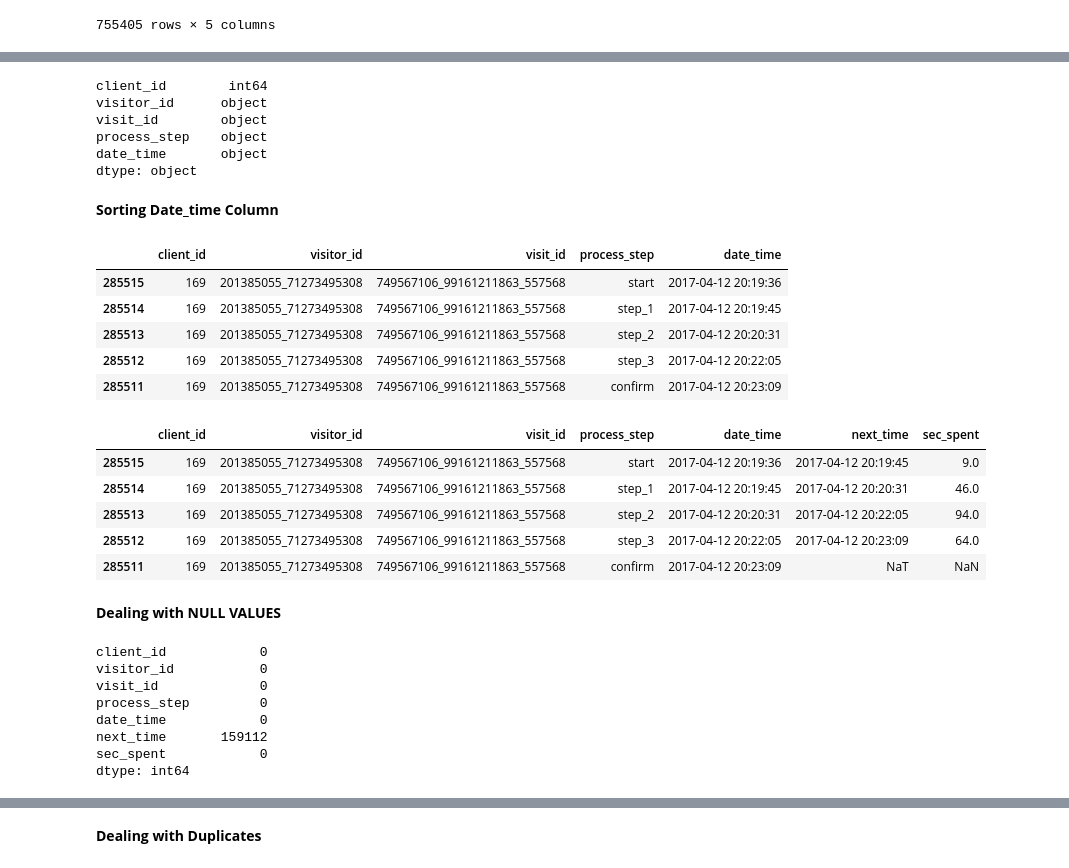
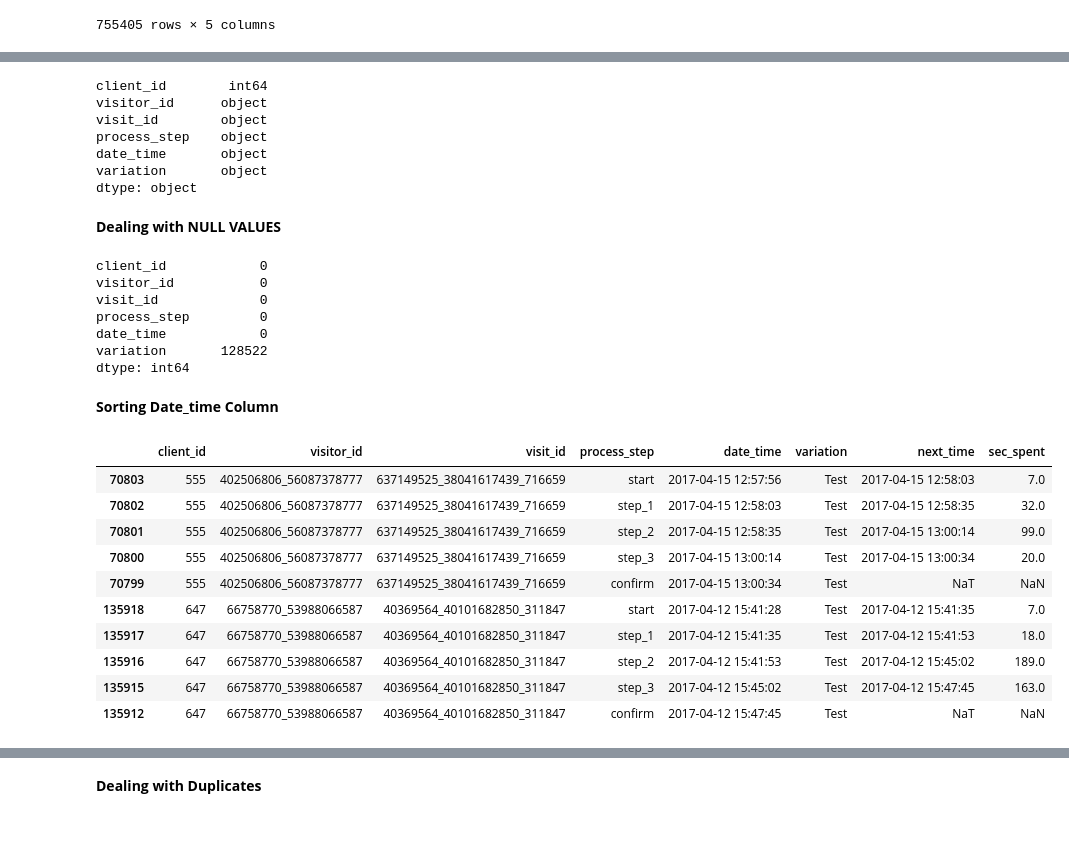
Before and after one commit to eymeklaus/vanguard-ab-test, a Jupyter notebook: data-cleaning-web.ipynb, the cells around one changed output, grey strips where cells are left out. Saved outputs shown, nothing was run; the diff lists cells and outputs as text; code cells hidden in the pictures; blank space fills up the shorter version.

Commit message:
process_status

```diff
--- a/data-cleaning-web.ipynb
+++ b/data-cleaning-web.ipynb
@@ -85,9 +102,23 @@ df_web_3
 # %%
-df_web_3.dtypes
+web.dtypes
 # %% [output]
 client_id        int64
 visitor_id      object
 visit_id        object
 process_step    object
 date_time       object
+variation       object
 dtype: object
+# %% [markdown]
+**Dealing with NULL VALUES**
+# %%
+# finding nulls
+web.isna().sum()
+# %% [output]
+client_id            0
+visitor_id           0
+visit_id             0
+process_step         0
+date_time            0
+variation       128522
+dtype: int64
@@ -94,30 +127,24 @@ dtype: object
 # %% [markdown]
 **Sorting Date_time Column**
 # %%
-df_web_3['date_time'] = pd.to_datetime(df_web_3['date_time'])
+web['date_time'] = pd.to_datetime(web['date_time'])
 # %%
-df_web_3 = df_web_3.sort_values(by=['client_id', 'visit_id', 'date_time'])
+web = web.sort_values(by=['client_id', 'visit_id', 'date_time'])
-# %%
-df_web_3.head()
-# %% [output]
-|  | client_id | visitor_id | visit_id | process_step | date_time |
-| 285515 | 169 | 201385055_71273495308 | 749567106_99161211863_557568 | start | 2017-04-12 20:19:36 |
-| 285514 | 169 | 201385055_71273495308 | 749567106_99161211863_557568 | step_1 | 2017-04-12 20:19:45 |
-| 285513 | 169 | 201385055_71273495308 | 749567106_99161211863_557568 | step_2 | 2017-04-12 20:20:31 |
-| 285512 | 169 | 201385055_71273495308 | 749567106_99161211863_557568 | step_3 | 2017-04-12 20:22:05 |
-| 285511 | 169 | 201385055_71273495308 | 749567106_99161211863_557568 | confirm | 2017-04-12 20:23:09 |
 # %%
-df_web_3['next_time'] = df_web_3.groupby(['client_id', 'visit_id'])['date_time'].shift(-1)
+web['next_time'] = web.groupby(['client_id', 'visit_id'])['date_time'].shift(-1)
 # %%
-df_web_3['sec_spent'] = (df_web_3['next_time'] - df_web_3['date_time']).dt.total_seconds()
+web['sec_spent'] = (web['next_time'] - web['date_time']).dt.total_seconds()
 # %%
-df_web_3.head()
+web.head(10)
 # %% [output]
-|  | client_id | visitor_id | visit_id | process_step | date_time | next_time | sec_spent |
-| 285515 | 169 | 201385055_71273495308 | 749567106_99161211863_557568 | start | 2017-04-12 20:19:36 | 2017-04-12 20:19:45 | 9.0 |
-| 285514 | 169 | 201385055_71273495308 | 749567106_99161211863_557568 | step_1 | 2017-04-12 20:19:45 | 2017-04-12 20:20:31 | 46.0 |
-| 285513 | 169 | 201385055_71273495308 | 749567106_99161211863_557568 | step_2 | 2017-04-12 20:20:31 | 2017-04-12 20:22:05 | 94.0 |
-| 285512 | 169 | 201385055_71273495308 | 749567106_99161211863_557568 | step_3 | 2017-04-12 20:22:05 | 2017-04-12 20:23:09 | 64.0 |
-| 285511 | 169 | 201385055_71273495308 | 749567106_99161211863_557568 | confirm | 2017-04-12 20:23:09 | NaT | NaN |
+|  | client_id | visitor_id | visit_id | process_step | date_time | variation | next_time | sec_spent |
+| 70803 | 555 | 402506806_56087378777 | 637149525_38041617439_716659 | start | 2017-04-15 12:57:56 | Test | 2017-04-15 12:58:03 | 7.0 |
+| 70802 | 555 | 402506806_56087378777 | 637149525_38041617439_716659 | step_1 | 2017-04-15 12:58:03 | Test | 2017-04-15 12:58:35 | 32.0 |
+| 70801 | 555 | 402506806_56087378777 | 637149525_38041617439_716659 | step_2 | 2017-04-15 12:58:35 | Test | 2017-04-15 13:00:14 | 99.0 |
+| 70800 | 555 | 402506806_56087378777 | 637149525_38041617439_716659 | step_3 | 2017-04-15 13:00:14 | Test | 2017-04-15 13:00:34 | 20.0 |
+| 70799 | 555 | 402506806_56087378777 | 637149525_38041617439_716659 | confirm | 2017-04-15 13:00:34 | Test | NaT | NaN |
+| 135918 | 647 | 66758770_53988066587 | 40369564_40101682850_311847 | start | 2017-04-12 15:41:28 | Test | 2017-04-12 15:41:35 | 7.0 |
+| 135917 | 647 | 66758770_53988066587 | 40369564_40101682850_311847 | step_1 | 2017-04-12 15:41:35 | Test | 2017-04-12 15:41:53 | 18.0 |
+| 135916 | 647 | 66758770_53988066587 | 40369564_40101682850_311847 | step_2 | 2017-04-12 15:41:53 | Test | 2017-04-12 15:45:02 | 189.0 |
+| 135915 | 647 | 66758770_53988066587 | 40369564_40101682850_311847 | step_3 | 2017-04-12 15:45:02 | Test | 2017-04-12 15:47:45 | 163.0 |
+| 135912 | 647 | 66758770_53988066587 | 40369564_40101682850_311847 | confirm | 2017-04-12 15:47:45 | Test | NaT | NaN |
-# %% [markdown]
-**Dealing with NULL VALUES**
@@ -126,12 +150,0 @@ df_web_3['sec_spent'] = df_web_3['sec_spent'].fillna(0)
-# %%
-# finding nulls
-df_web_3.isna().sum()
-# %% [output]
-client_id            0
-visitor_id           0
-visit_id             0
-process_step         0
-date_time            0
-next_time       159112
-sec_spent            0
-dtype: int64
```
Also changed, not shown: parts of 29 cells of this notebook, 2 other files.
